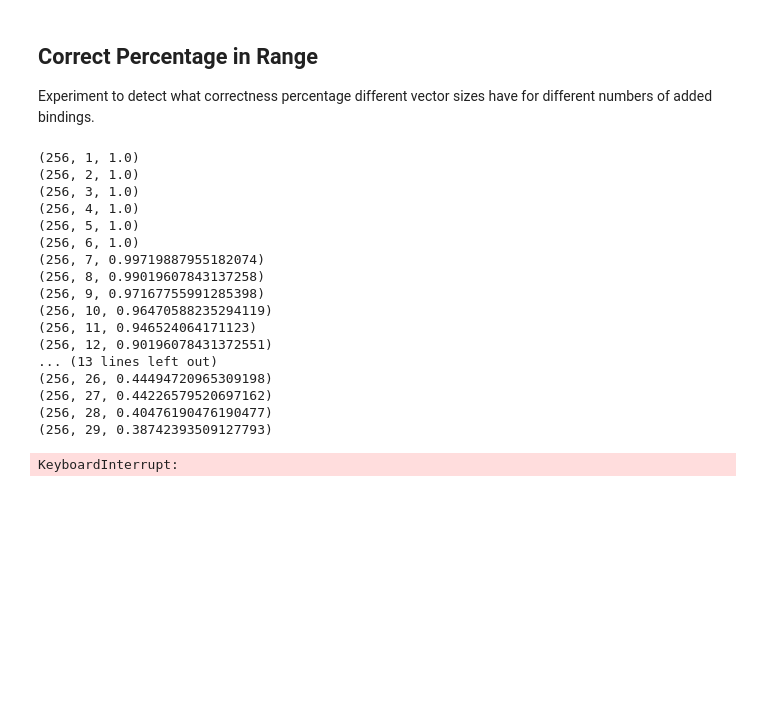
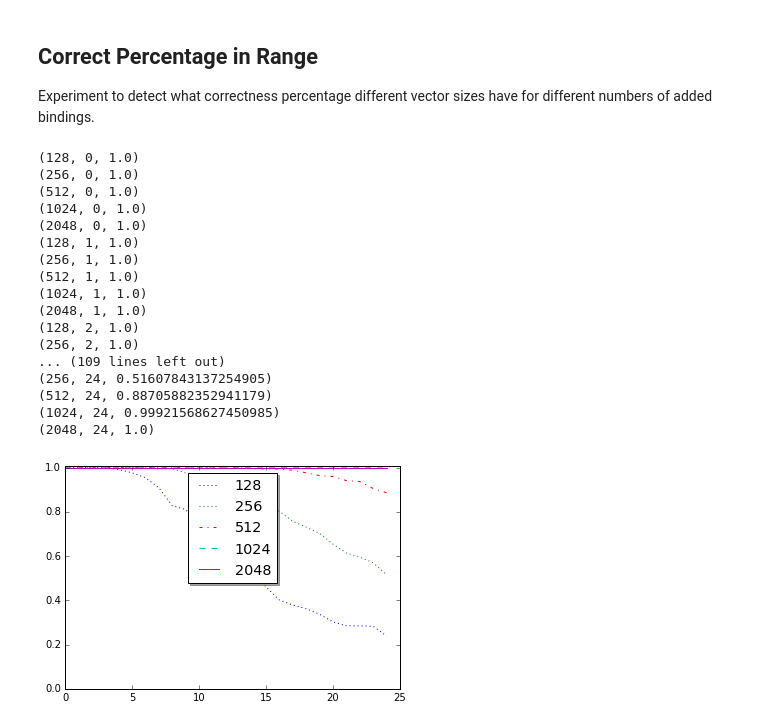
Before and after one commit to HBPNeurorobotics/holographic, a Jupyter notebook: hrr/HRR.ipynb, the cells around one changed output. Cells and saved outputs as stored; diff of their text form; code cells hidden in the pictures; blank space fills up the shorter version.

```diff
--- a/hrr/HRR.ipynb
+++ b/hrr/HRR.ipynb
@@ -606,9 +606,9 @@ from hrr import HRR
 HRR.reset_kernel()
 HRR.verbose = False
 
-it = 1
-HRR.set_size(65536)
-maxb = 15
+it = 5
+HRR.set_size(2048)
+maxb = 100
 
 while(maxb > 2):
 
@@ -617,7 +617,6 @@ while(maxb > 2):
 
         good = True
         iterate = 0
-        m = None
         while (iterate < it and good):
 
             x = np.empty((maxb,2), dtype='|S20')
@@ -625,6 +624,7 @@ while(maxb > 2):
                 for j in range(2):
                     x[i][j] = ''.join(random.choice(string.ascii_uppercase + string.digits) for _ in range(10))
 
+            m = None
             for i in range(maxb):
                 if m is None:
                     m = HRR(x[i][0]) * x[i][1]
@@ -634,13 +634,15 @@ while(maxb > 2):
 
             i = 0
             while (i < maxb and good):
-                good = ((m / x[i][0]) == x[i][1])
+                if ((m / x[i][0]) != x[i][1]):
+                    good = False
                 i = i + 1
 
             iterate = iterate + 1
 
         if not good:
             maxb = maxb - 1
+            print(maxb)
         else:
             print("RESULT",HRR.size,maxb)
             HRR.reset_kernel()
@@ -657,61 +675,66 @@ import random
 import string
 import pickle
 from hrr import HRR
+%matplotlib inline
+import legend
 
 HRR.reset_kernel()
 HRR.verbose = False
 
 it = 50
-steps = 1
-maxb = 40
-results = np.empty((maxb,steps), dtype=float)
+steps = 5
+maxb = 25
+first_size = 128
+results = np.empty((steps,maxb), dtype=float)
 
-for bindings in range(1,maxb):
-    HRR.set_size(256)
+for bindings in range(maxb):
+    HRR.set_size(first_size)
     for step in range(steps):
 
         miss = 0
 
         for iterate in range(it):
 
 
             x = np.empty((bindings,2), dtype='|S20')
             for i in range (bindings):
                 for j in range(2):
                     x[i][j] = ''.join(random.choice(string.ascii_uppercase + string.digits) for _ in range(10))
 
             m = None
             for i in range(bindings):
                 if m is None:
                     m = HRR(x[i][0]) * x[i][1]
                 else:
                     new_item = HRR(x[i][0]) * x[i][1]
                     m += new_item
 
             for i in range(bindings):
                 if ((m / x[i][0]) != x[i][1]):
                     miss += 1
 
-        results[bindings][step] = 1.0 - (float(miss) / ((it + 1) * bindings))
-        print(HRR.size,bindings,results[bindings][step])
+        results[step][bindings] = 1.0 - (float(miss) / ((it + 1) * (bindings + 1)))
+        print(HRR.size,bindings,results[step][bindings])
         HRR.reset_kernel()
         HRR.set_size(HRR.size*2)
+
+legend.getLegend(results,first_size)
 # %% [output]
+(128, 0, 1.0)
+(256, 0, 1.0)
+(512, 0, 1.0)
+(1024, 0, 1.0)
+(2048, 0, 1.0)
+(128, 1, 1.0)
 (256, 1, 1.0)
+(512, 1, 1.0)
+(1024, 1, 1.0)
+(2048, 1, 1.0)
+(128, 2, 1.0)
 (256, 2, 1.0)
-(256, 3, 1.0)
-(256, 4, 1.0)
-(256, 5, 1.0)
-(256, 6, 1.0)
-(256, 7, 0.99719887955182074)
-(256, 8, 0.99019607843137258)
-(256, 9, 0.97167755991285398)
-(256, 10, 0.96470588235294119)
-(256, 11, 0.946524064171123)
-(256, 12, 0.90196078431372551)
-... (13 lines left out)
-(256, 26, 0.44494720965309198)
-(256, 27, 0.44226579520697162)
-(256, 28, 0.40476190476190477)
-(256, 29, 0.38742393509127793)
+... (109 lines left out)
+(256, 24, 0.51607843137254905)
+(512, 24, 0.88705882352941179)
+(1024, 24, 0.99921568627450985)
+(2048, 24, 1.0)
-KeyboardInterrupt:
+[figure, added]
```
Also changed, not shown: parts of 2 cells of this notebook, 3 other files.
